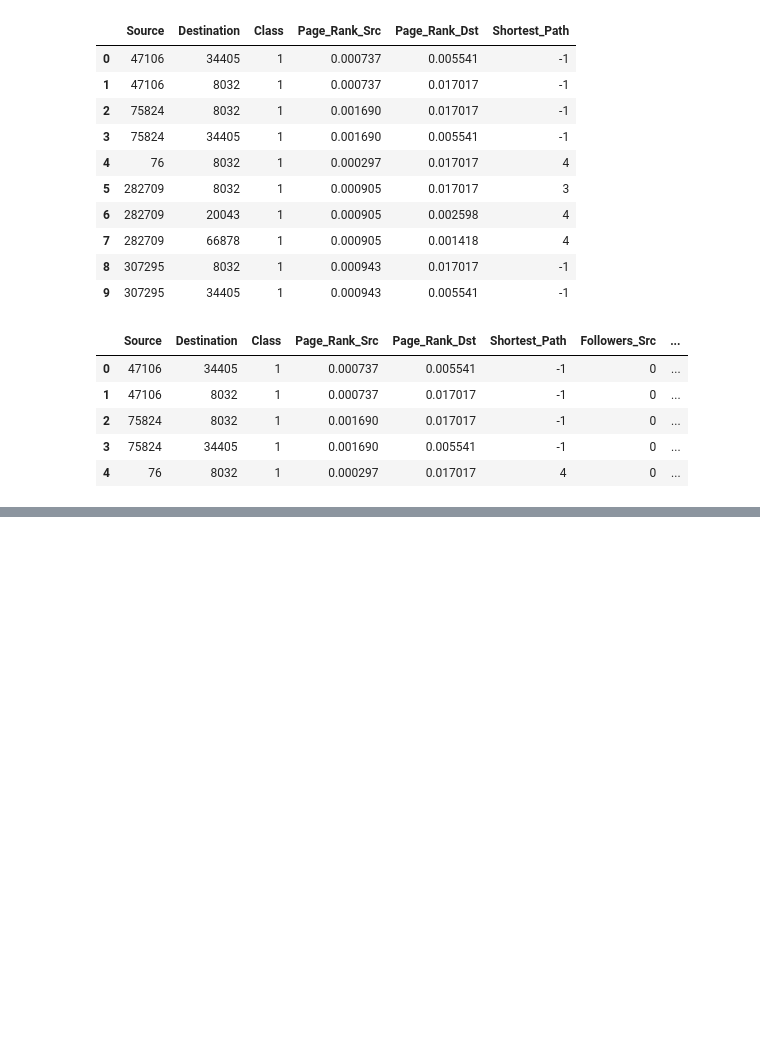
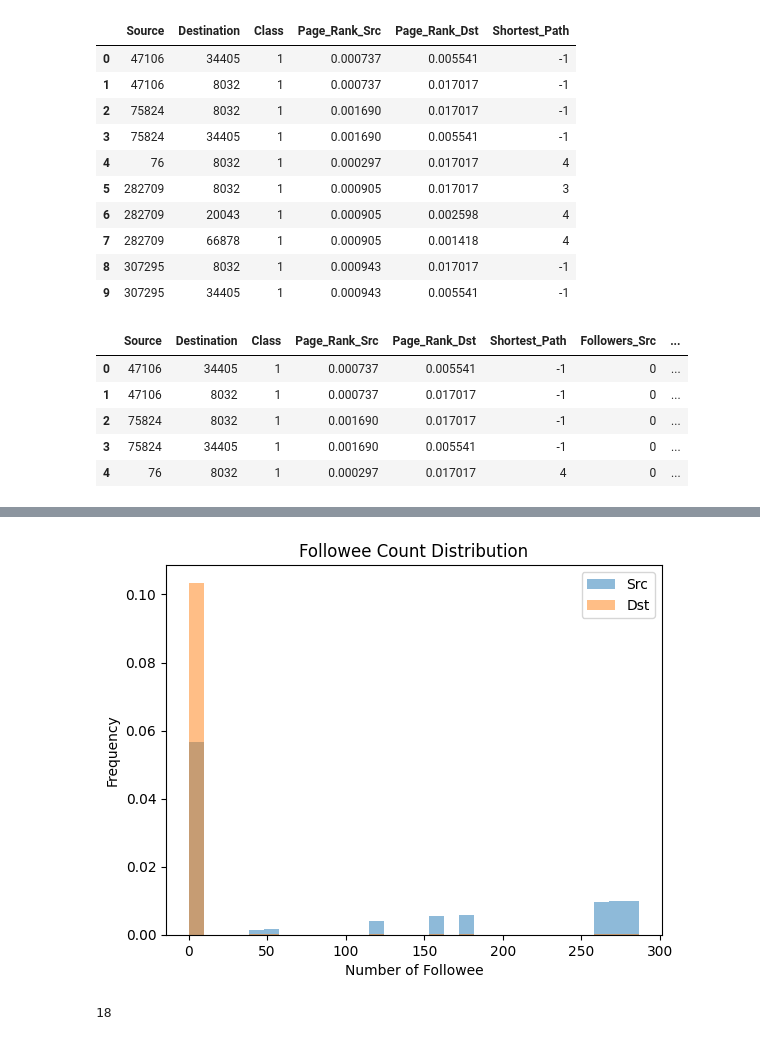
Before and after one commit to AnnXnyZ/18755Project, a Jupyter notebook: feature_extraction.ipynb, the cells around one changed output, grey strips where cells are left out. Cells and saved outputs as stored; diff of their text form; code cells hidden in the pictures; blank space fills up the shorter version.

```diff
--- a/feature_extraction.ipynb
+++ b/feature_extraction.ipynb
@@ -80,0 +148,17 @@ df.head(5)
+# %%
+plt.hist(df['Followees_Src'], bins=30, alpha=0.5,density=True,label='Src')
+plt.hist(df['Followees_Dst'], bins=30, alpha=0.5,density=True,label='Dst')
+
+plt.title('Followee Count Distribution')
+plt.xlabel('Number of Followee')
+plt.ylabel('Frequency')
+plt.legend()
+plt.show()
+# %% [output]
+[figure, added]
+# %%
+total_mutual=df['Mutual_Follow'].sum()
+mutual_percent=total_mutual/3230
+total_mutual
+# %% [output]
+18
```
Also changed, not shown: parts of 12 cells of this notebook, 2 other files.
